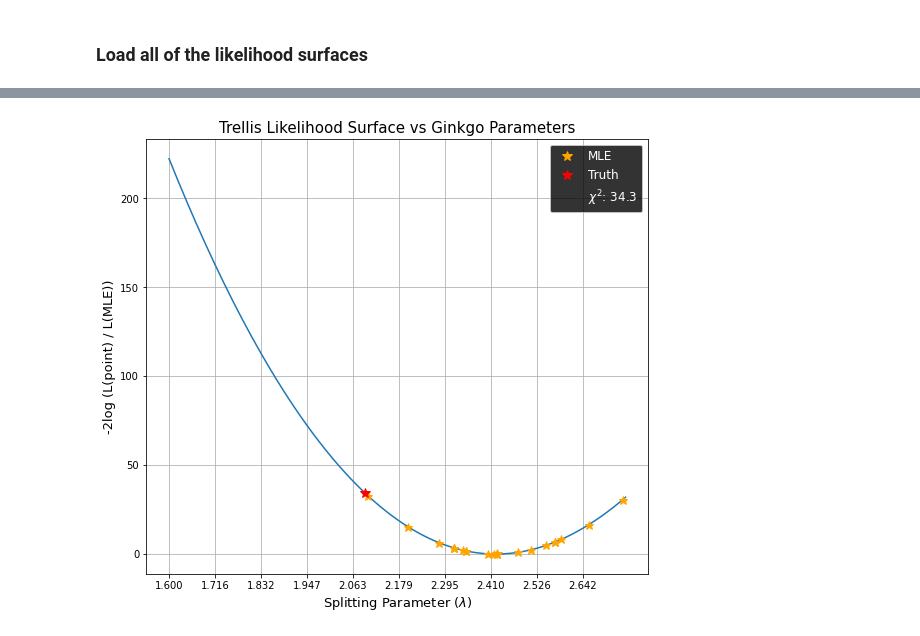
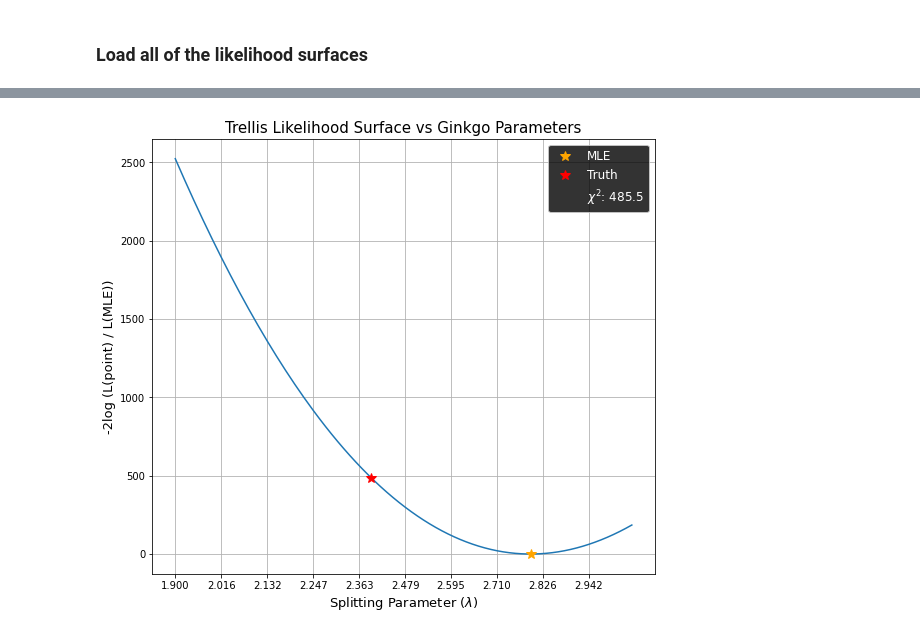
Before and after one commit to mdkdrnevich/ginkgo-inference, a Jupyter notebook: fit_results_1D.ipynb, the cells around one changed output, grey strips where cells are left out. Cells and saved outputs as stored; diff of their text form; code cells hidden in the pictures.

```diff
--- a/fit_results_1D.ipynb
+++ b/fit_results_1D.ipynb
@@ -81,8 +92,11 @@ arr = np.arange(10000)
 n_lambda = 150
 N_jets = 10000
 
-lambda_min = 1.6
-lambda_max = 2.75
+#lambda_min = 1.6
+#lambda_max = 2.75
+
+lambda_min = 1.9
+lambda_max = 3.05
 
 lambda_vals = np.linspace(lambda_min, lambda_max, n_lambda)
 # %% [markdown]
@@ -90,7 +104,7 @@ lambda_vals = np.linspace(lambda_min, lambda_max, n_lambda)
 # %%
 truth_bin = None
 
-for ix, x in enumerate(lambda_vals >= 2.1):
+for ix, x in enumerate(lambda_vals >= lambda_truth):
     if x.item() is True:
         truth_bin = ix-1
         break
@@ -105,20 +119,20 @@ lambda_vals[truth_bin]
 # %% [markdown]
 # Look at fit results across several minibatches
-# %%
-n_lambda = 150
-N_jets = 10000
-
-lambda_min = 1.6
-lambda_max = 2.75
-
-lambda_vals = np.linspace(lambda_min, lambda_max, n_lambda)
 # %% [markdown]
 ### Load all of the likelihood surfaces
 # %%
+Njets = 10000
+
 likelihood_surface_array = get_likelihood_surface_array(lambda_min, lambda_max, n_lambda,
-                                                        Njets=1000,
+                                                        Njets=Njets,
+                                                        pt_cut=pt_cut_truth,
                                                         likelihood="marginal")
-"""## REMOVE THE TWO BAD JETS FROM THE 10k JET DATASET
+## REMOVE THE TWO BAD JETS FROM THE 10k JET DATASET
 arr = np.arange(likelihood_surface_array.shape[0])
-good_indices = arr[((arr != 4835) & (arr != 9024))]
-likelihood_surface_array = likelihood_surface_array[good_indices]"""
+#good_indices = arr[((arr != 4835) & (arr != 9024))]
+#likelihood_surface_array = likelihood_surface_array[good_indices]
+
+if lambda_truth == 2.4 and pt_cut_truth == 30.0 and Njets == 10000:
+    arr = np.arange(likelihood_surface_array.shape[0])
+    good_indices = arr[arr != 2942]
+    likelihood_surface_array = likelihood_surface_array[good_indices]
@@ -241,23 +228,25 @@ Z = -2*(total_likelihood_surface-total_likelihood_surface.max())
 # %%
 fig, ax = plt.subplots(nrows=1, ncols=1)
 fig.set_size_inches(9,8)
 
-#chi2_marginal = Z[truth_bin]
+Z = -2*(total_likelihood_surface-total_likelihood_surface.max())
+
+chi2_marginal = Z[truth_bin]
 
 ax.plot(lambda_vals, Z)
 ax.plot(lambda_vals[mle_coords], Z[mle_coords], '*', color="orange", label="MLE", markersize=10)
-for coords in batch_mle_coords:
-    ax.plot(lambda_vals[coords], Z[coords], "*", color="orange", markersize=9)
+#for coords in batch_mle_coords:
+#    ax.plot(lambda_vals[coords], Z[coords], "*", color="orange", markersize=9)
 ax.plot(lambda_vals[truth_bin], Z[truth_bin], '*', label="Truth", markersize=10, color="red")
 ax.plot([], [], ' ', label="$\chi^2$: {:.1f}".format(chi2_marginal))
 
 
 ax.legend(labelcolor="white", facecolor="black", fontsize="large")
 ax.grid()
 
 ax.set_title("Trellis Likelihood Surface vs Ginkgo Parameters", size=15)
 ax.set_xlabel("Splitting Parameter ($\lambda$)", size=13)
 ax.set_ylabel("-2log (L(point) / L(MLE))", size=13)
 ax.set_xticks(lambda_vals[::15]);
 # %% [output]
-[figure, old version]
+[figure, new version]
```
Also changed, not shown: parts of 49 cells of this notebook, 2 other files.
